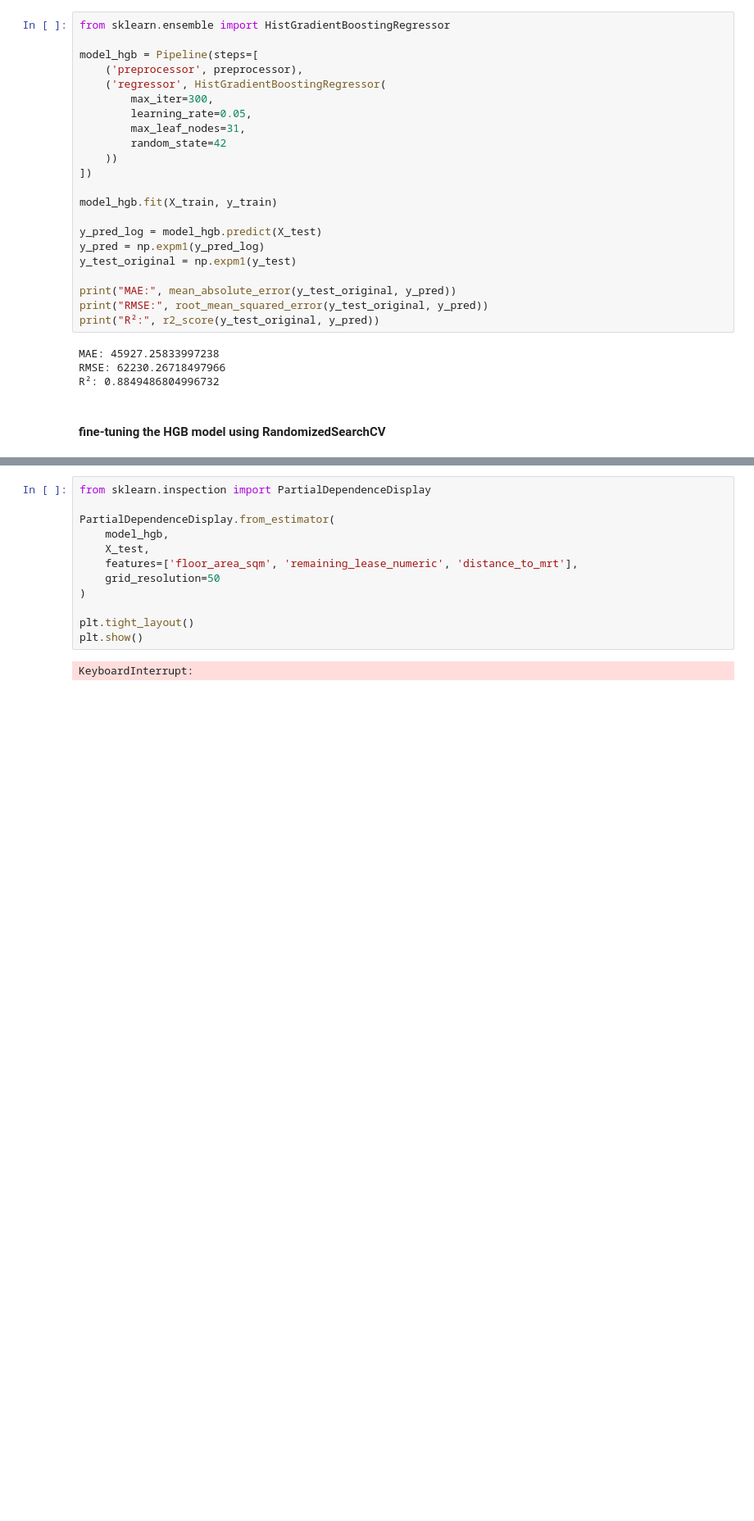
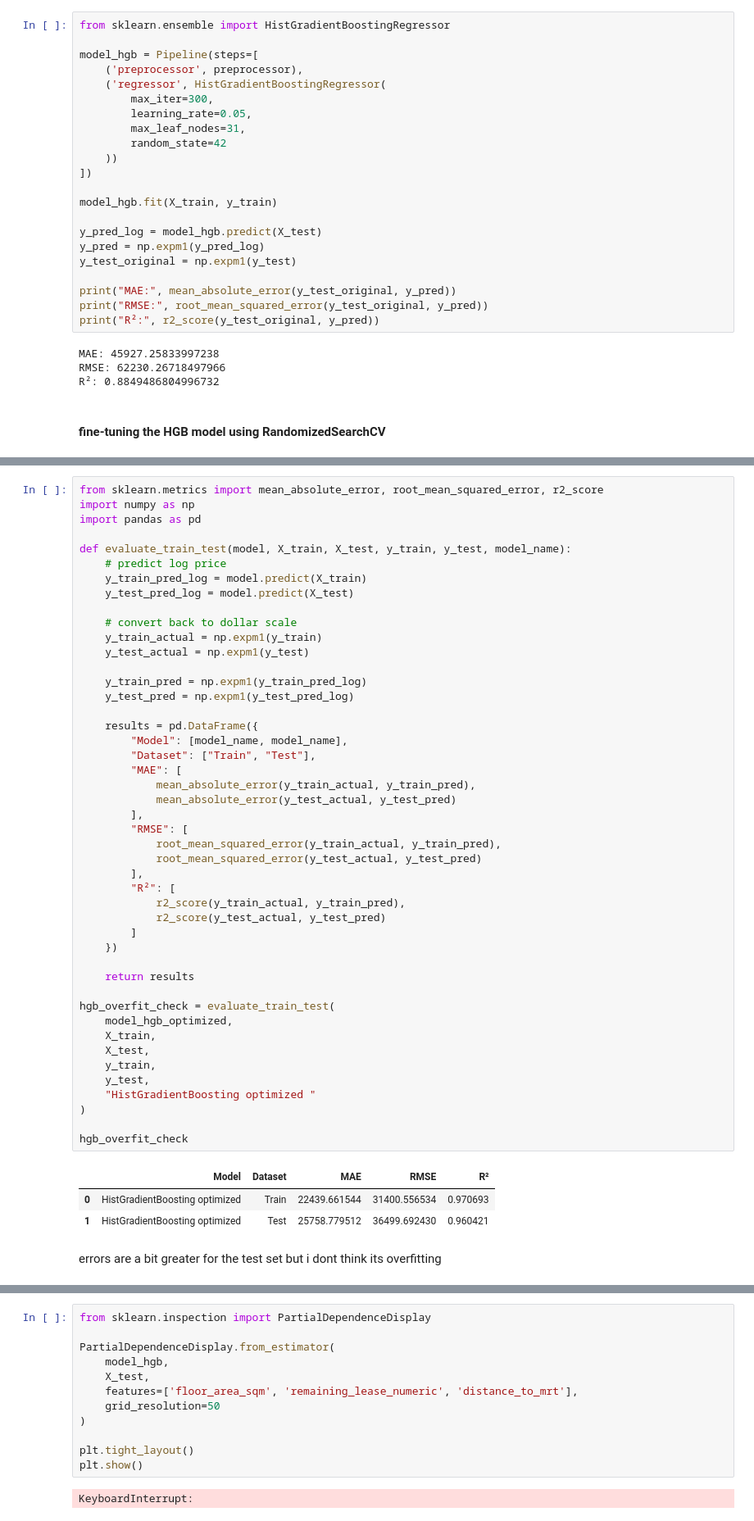
Before and after one commit to yume-24/Introductory-data-science-PBL-1-, a Jupyter notebook: PBL1_clean.ipynb, the cells around one changed output, grey strips where cells are left out. Shown at 82% size. Cells and saved outputs as stored; diff of their text form; blank space fills up the shorter version.

```diff
--- a/PBL1_clean.ipynb
+++ b/PBL1_clean.ipynb
@@ -630,3 +663,55 @@ Fitting 3 folds for each of 30 candidates, totalling 90 fits
+# %%
+from sklearn.metrics import mean_absolute_error, root_mean_squared_error, r2_score
+import numpy as np
+import pandas as pd
+
+def evaluate_train_test(model, X_train, X_test, y_train, y_test, model_name):
+    # predict log price
+    y_train_pred_log = model.predict(X_train)
+    y_test_pred_log = model.predict(X_test)
+
+    # convert back to dollar scale
+    y_train_actual = np.expm1(y_train)
+    y_test_actual = np.expm1(y_test)
+
+    y_train_pred = np.expm1(y_train_pred_log)
+    y_test_pred = np.expm1(y_test_pred_log)
+
+    results = pd.DataFrame({
+        "Model": [model_name, model_name],
+        "Dataset": ["Train", "Test"],
+        "MAE": [
+            mean_absolute_error(y_train_actual, y_train_pred),
+            mean_absolute_error(y_test_actual, y_test_pred)
+        ],
+        "RMSE": [
+            root_mean_squared_error(y_train_actual, y_train_pred),
+            root_mean_squared_error(y_test_actual, y_test_pred)
+        ],
+        "R²": [
+            r2_score(y_train_actual, y_train_pred),
+            r2_score(y_test_actual, y_test_pred)
+        ]
+    })
+
+    return results
+
+hgb_overfit_check = evaluate_train_test(
+    model_hgb_optimized,
+    X_train,
+    X_test,
+    y_train,
+    y_test,
+    "HistGradientBoosting optimized "
+)
+
+hgb_overfit_check
+# %% [output]
+|  | Model | Dataset | MAE | RMSE | R² |
+| 0 | HistGradientBoosting optimized | Train | 22439.661544 | 31400.556534 | 0.970693 |
+| 1 | HistGradientBoosting optimized | Test | 25758.779512 | 36499.692430 | 0.960421 |
+# %% [markdown]
+errors are a bit greater for the test set but i dont think its overfitting
 # %%
 from sklearn.inspection import permutation_importance
 import pandas as pd
```
Also changed, not shown: parts of 5 cells of this notebook.
